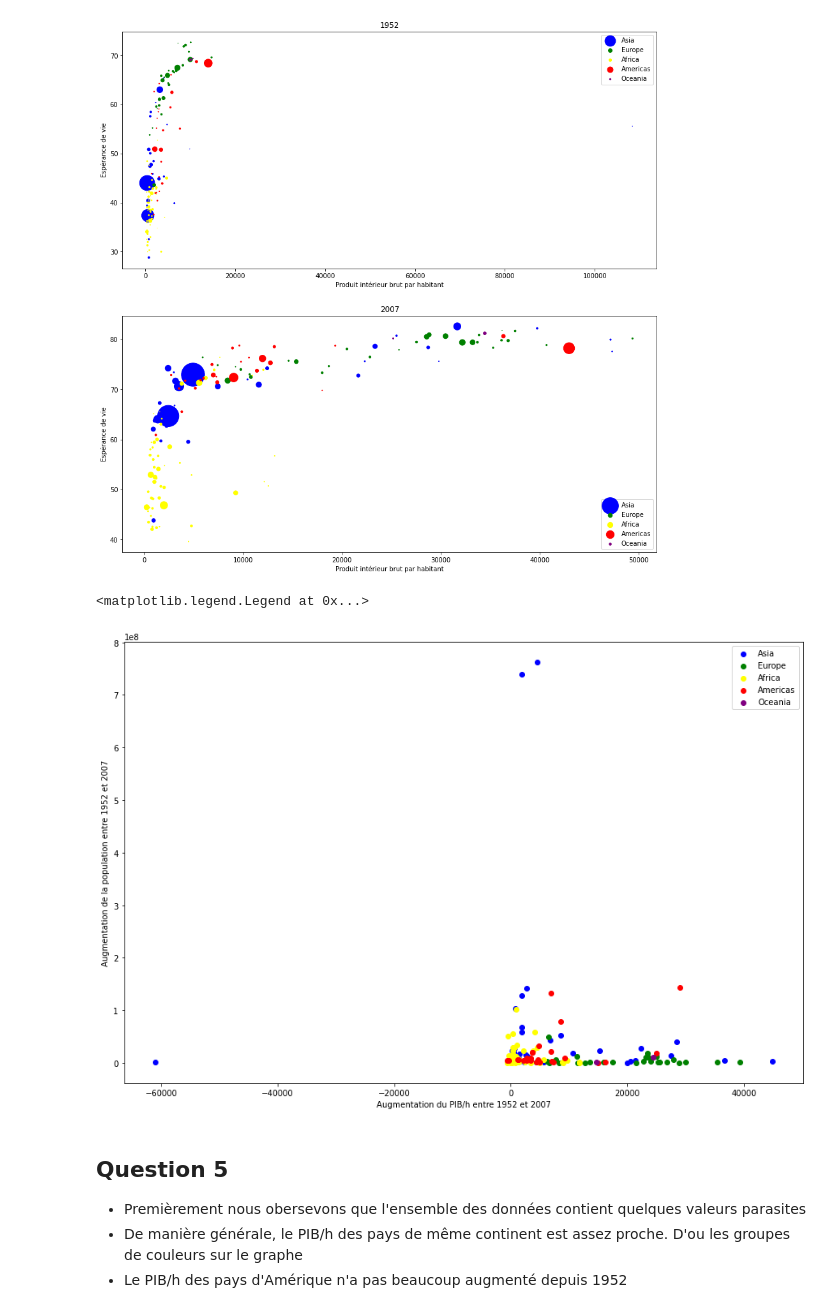
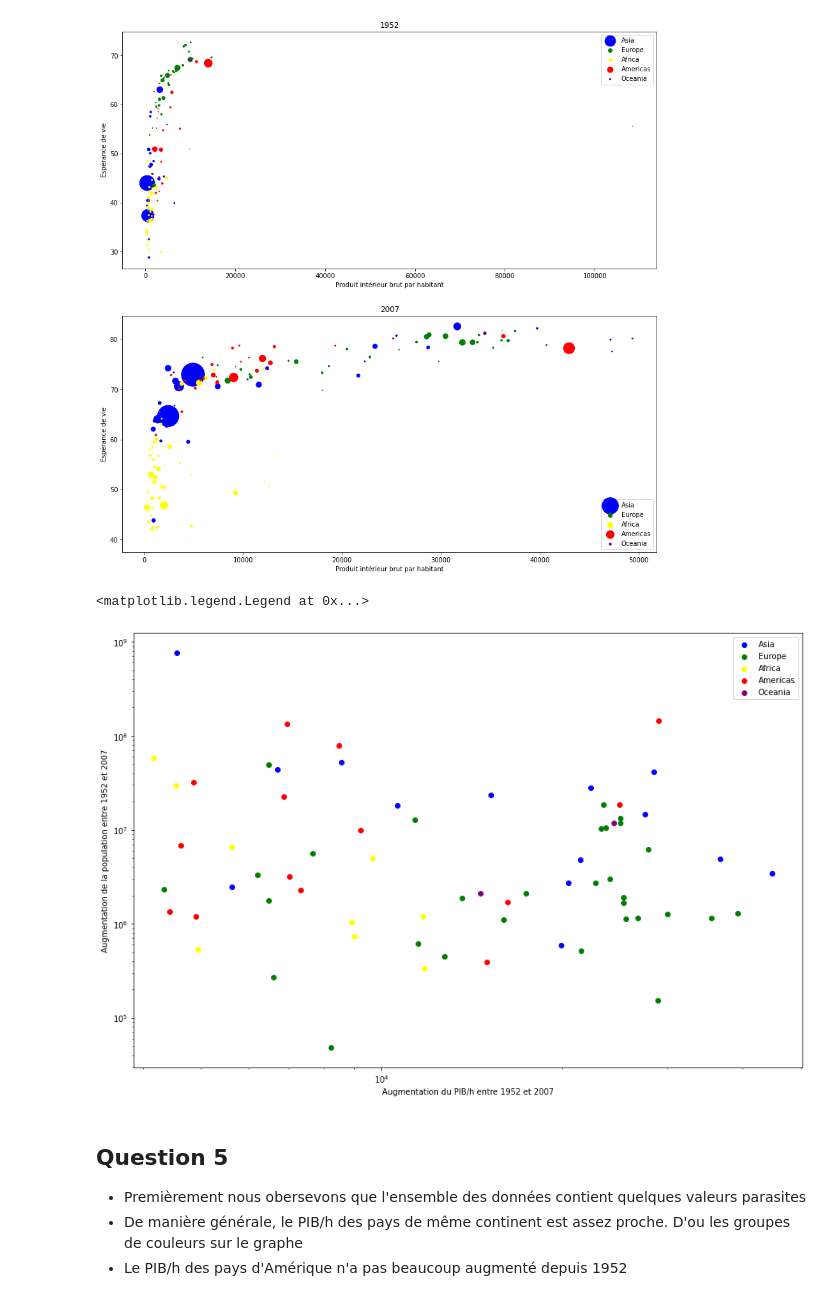
Before and after one commit to richmartins/ISD_L3, a Jupyter notebook: gapminder.ipynb, the cells around one changed output. Saved outputs shown, nothing was run; the diff lists cells and outputs as text; code cells hidden in the pictures.

```diff
--- a/gapminder.ipynb
+++ b/gapminder.ipynb
@@ -191,32 +191,34 @@ axs[1].legend()
 # %%
 # 10)
 colors = {'Americas':'red', 'Europe':'green', 'Asia':'blue', 'Africa':'yellow', 'Oceania':'purple'}
 
 df_delta_pop = pd.DataFrame({
     'Country': [country for country in gp.country.unique()],
     'Continent': [continent for continent in gp.where(gp["year"]==1952)["continent"].dropna()],
     'Population 1952': [pop for pop in gp.where(gp["year"]==1952)["pop"].dropna()],
     'Population 2007': [pop for pop in gp.where(gp["year"]==2007)["pop"].dropna()],
     'PIB 1952': [gdpPercap for gdpPercap in gp.where(gp["year"]==1952)["gdpPercap"].dropna()],
     'PIB 2007': [gdpPercap for gdpPercap in gp.where(gp["year"]==2007)["gdpPercap"].dropna()]})
 
 df_delta_pop['Pop_diff'] = df_delta_pop['Population 2007'] - df_delta_pop['Population 1952']
 df_delta_pop['gdpPercap_diff'] = df_delta_pop['PIB 2007'] - df_delta_pop['PIB 1952']
 
 fig, axs = plt.subplots(1)
 fig.set_figheight(10)
 fig.set_figwidth(15)
 
 for continent in df_delta_pop.Continent.unique():
     data = df_delta_pop[df_delta_pop.Continent.eq(continent)]
     axs.scatter(data[['gdpPercap_diff']], data[['Pop_diff']], c=colors[continent], label=continent)
 
 axs.set_xlabel('Augmentation du PIB/h entre 1952 et 2007')
 axs.set_ylabel('Augmentation de la population entre 1952 et 2007')
+axs.set_yscale('log')
+axs.set_xscale('symlog')
 axs.legend()
 # %% [output]
 <matplotlib.legend.Legend at 0x...>
-[figure, old version]
+[figure, new version]
 # %% [markdown]
 ## Question 5
 
```
Also changed, not shown: parts of 1 cell of this notebook.
